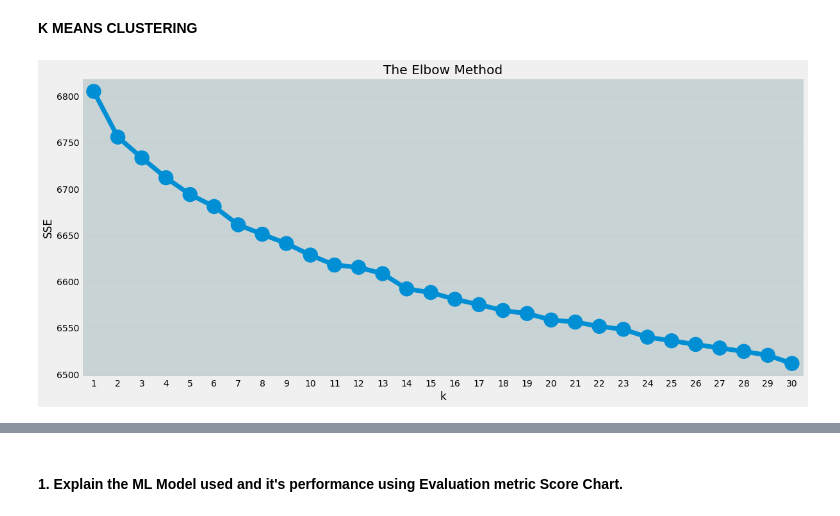
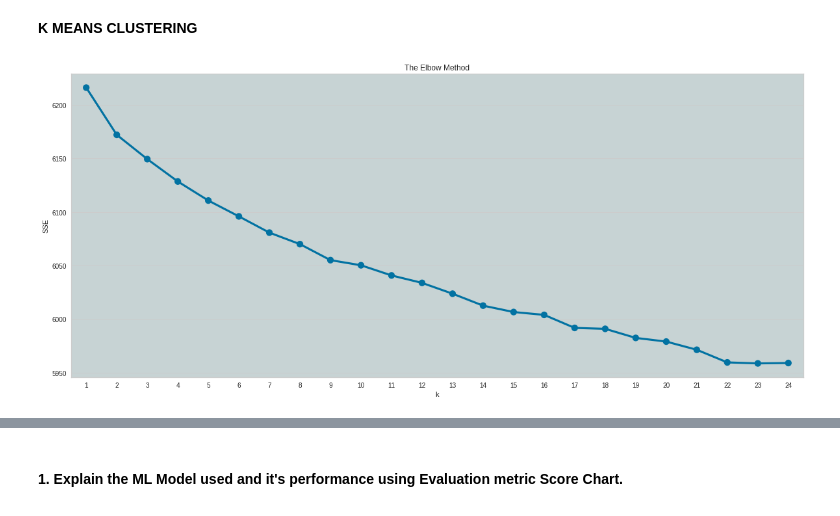
Before and after one commit to thepankaj018/Netflix-Movies-TV-Shows-Clustering, a Jupyter notebook: Netflix_Movies_and_TV_Shows_Clustering.ipynb, the cells around one changed output, grey strips where cells are left out. Cells and saved outputs as stored; diff of their text form; code cells hidden in the pictures.

```diff
--- a/Netflix_Movies_and_TV_Shows_Clustering.ipynb
+++ b/Netflix_Movies_and_TV_Shows_Clustering.ipynb
@@ -1109,3 +1111,5 @@ data = df.copy()
+# %%
+data.fillna('',inplace = True)
 # %%
 # Combining all the clustering attributes into a single column
 data['clustering_attributes'] = (data['director'] + ' ' + data['cast'] +' ' + data['country'] +' ' + data['listed_in'] + ' ' + data['description'])
@@ -1444,7 +1446,7 @@ Number of components that explain 90% of the variance:  4675
 # %% [markdown]
 * 90% Variance explained by around 4500 components so to reducing dimensionality taking these 4500 components into consideration.
 # %%
-pca = PCA(n_components=4500, random_state=42)
+pca = PCA(n_components=3500, random_state=42)
 X_pca = pca.fit_transform(X)
 # %%
 X_pca.shape
@@ -1485,22 +1490,22 @@ from sklearn.cluster import KMeans,AgglomerativeClustering,DBSCAN
 # %%
 sse = {}
 
-for k in range(1, 31):
+for k in range(1, 25):
 
     kmeans = KMeans(n_clusters = k, random_state = 42)
     kmeans.fit(X_pca)
     sse[k] = kmeans.inertia_
 
 
 fig, ax = plt.subplots(figsize = (18, 8))
 
 ax.set_facecolor("#C7D3D4")
 plt.title('The Elbow Method')
 plt.xlabel('k')
 plt.ylabel('SSE')
 
 sns.pointplot(x = list(sse.keys()), y = list(sse.values()))
 
 plt.show()
 # %% [output]
-[figure, old version]
+[figure, new version]
```
Also changed, not shown: parts of 17 cells of this notebook.
